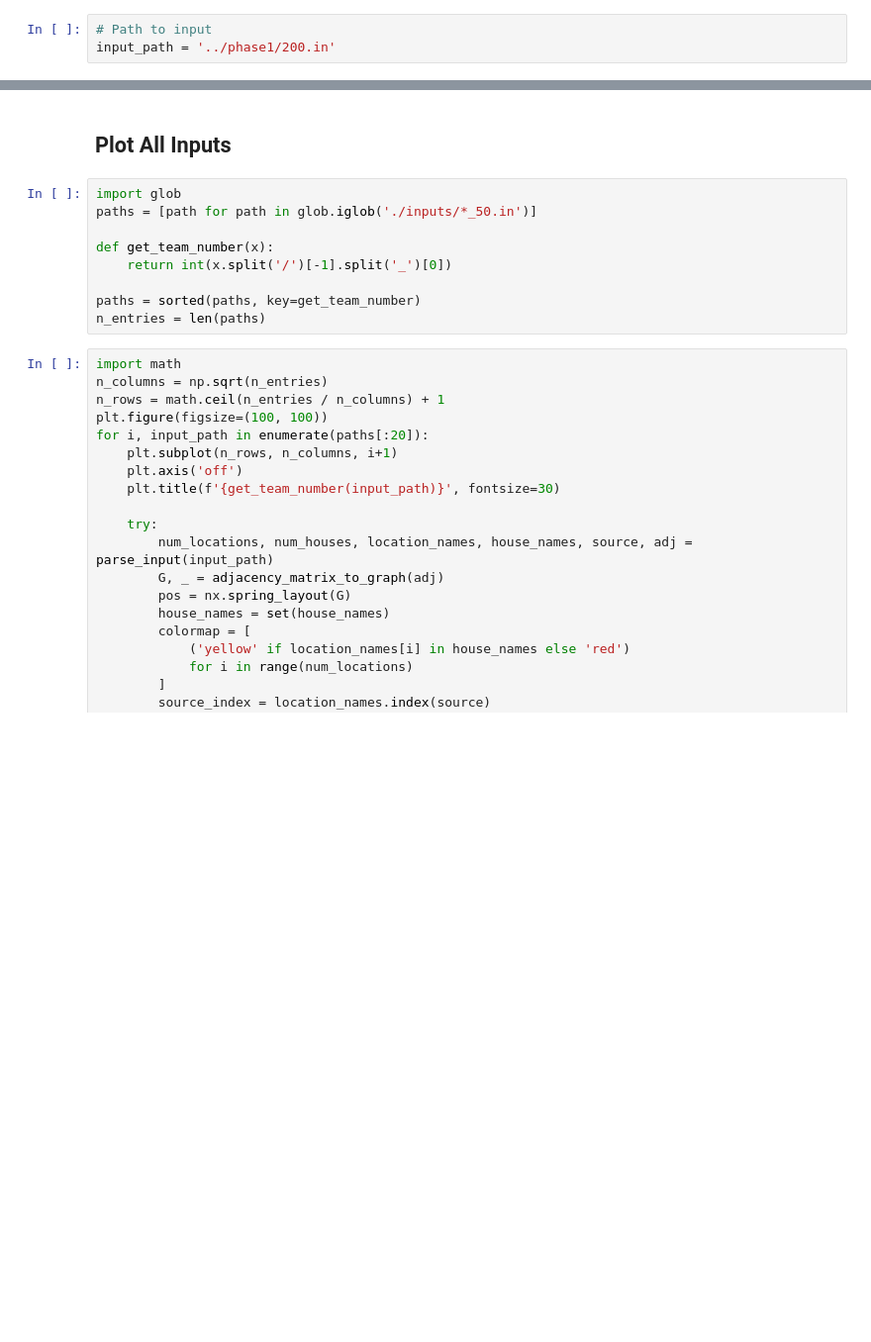
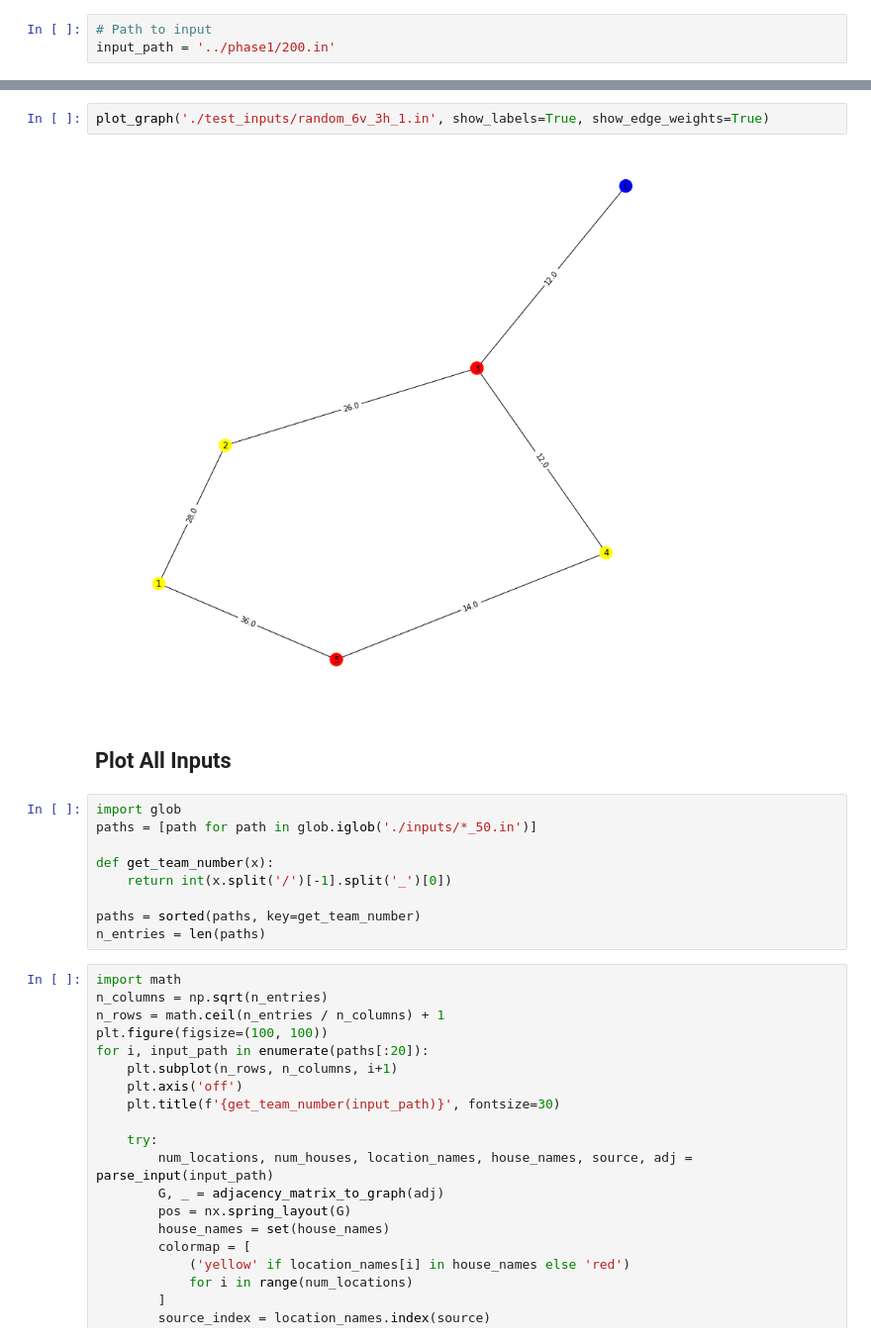
Before and after one commit to justinvyu/cs170-final-project, a Jupyter notebook: phase2/visualize_inputs.ipynb, the cells around one changed output, grey strips where cells are left out. Shown at 99% size. Cells and saved outputs as stored; diff of their text form; blank space fills up the shorter version.

```diff
--- a/phase2/visualize_inputs.ipynb
+++ b/phase2/visualize_inputs.ipynb
@@ -22,3 +49,7 @@ plot_graph(input_path, show_labels=True)
+# %%
+plot_graph('./test_inputs/random_6v_3h_1.in', show_labels=True, show_edge_weights=True)
+# %% [output]
+[figure, added]
 # %% [markdown]
 ## Plot All Inputs
 # %%
```
Also changed, not shown: parts of 6 cells of this notebook, 11 other files.
